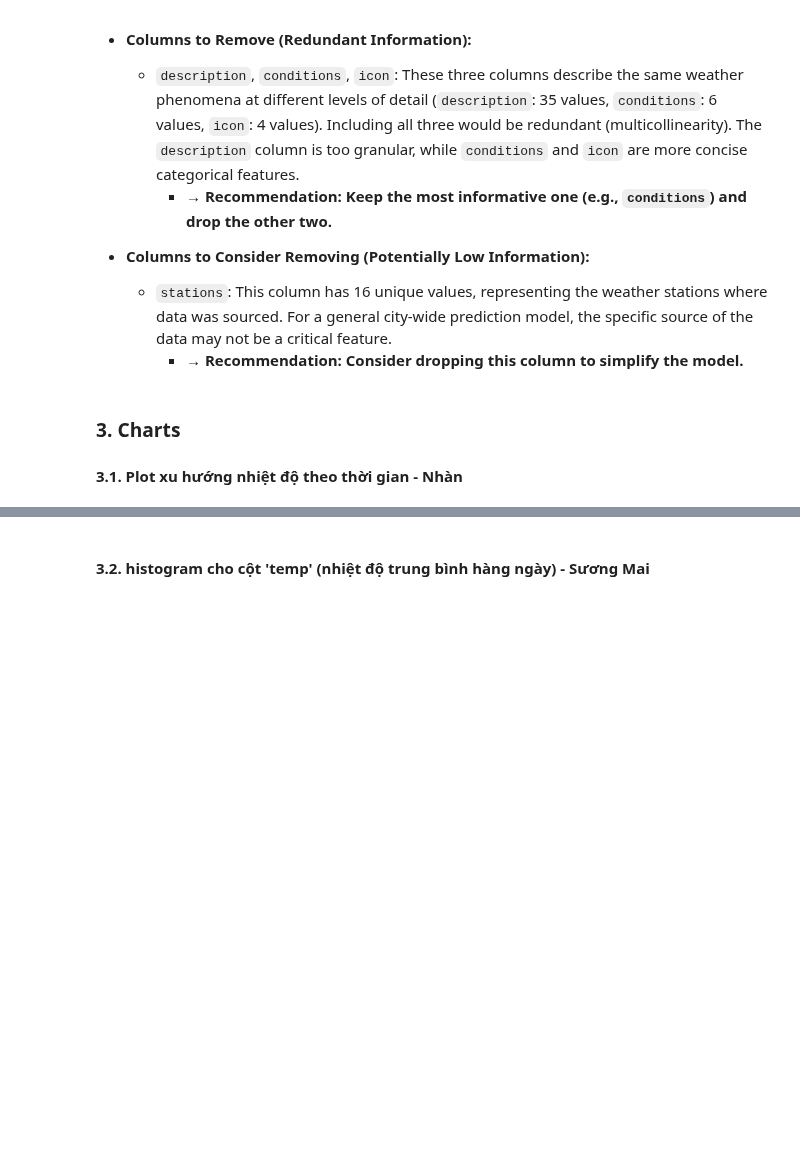
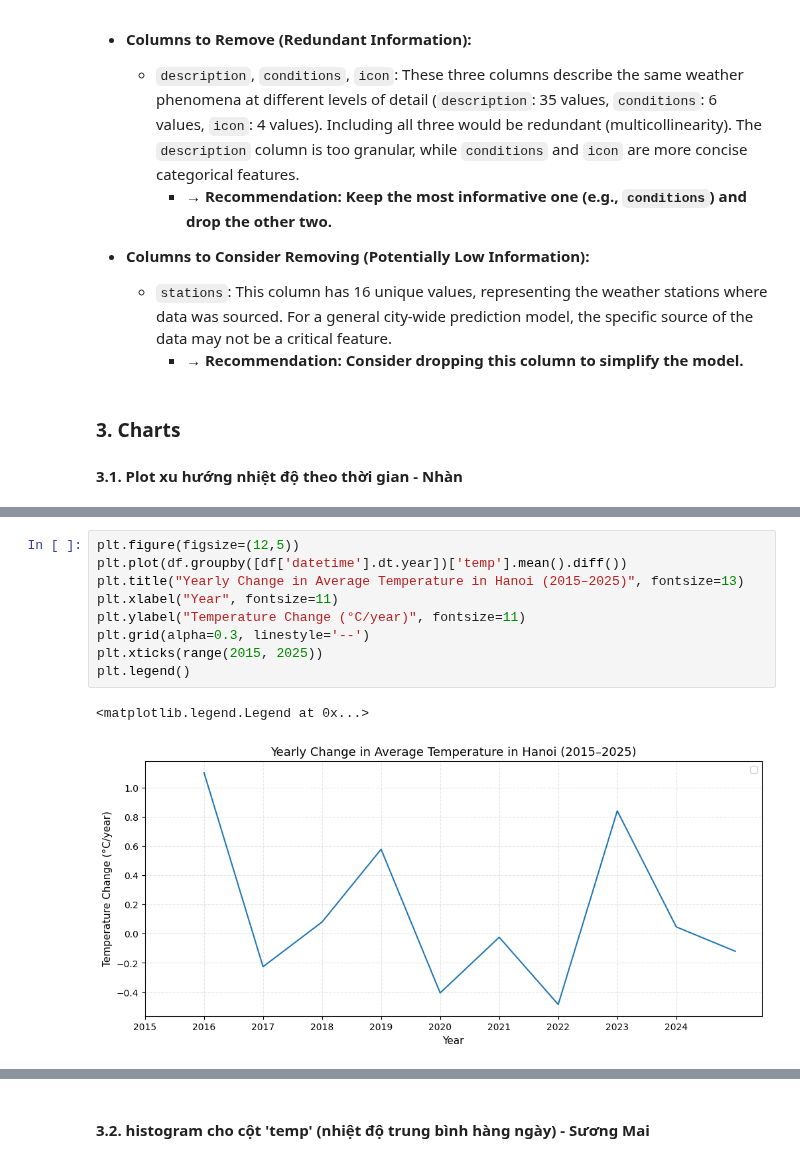
Before and after one commit to DunDun-banana/ml-group1, a Jupyter notebook: Data_understanding.ipynb, the cells around one changed output, grey strips where cells are left out. Drawn from its saved outputs; the diff is of its cells as text; blank space fills up the shorter version.

```diff
--- a/Data_understanding.ipynb
+++ b/Data_understanding.ipynb
@@ -318,0 +220,12 @@ plt.show()
+# %%
+plt.figure(figsize=(12,5))
+plt.plot(df.groupby([df['datetime'].dt.year])['temp'].mean().diff())
+plt.title("Yearly Change in Average Temperature in Hanoi (2015–2025)", fontsize=13)
+plt.xlabel("Year", fontsize=11)
+plt.ylabel("Temperature Change (°C/year)", fontsize=11)
+plt.grid(alpha=0.3, linestyle='--')
+plt.xticks(range(2015, 2025))
+plt.legend()
+# %% [output]
+<matplotlib.legend.Legend at 0x...>
+[figure, added]
```
Also changed, not shown: parts of 20 cells of this notebook.
